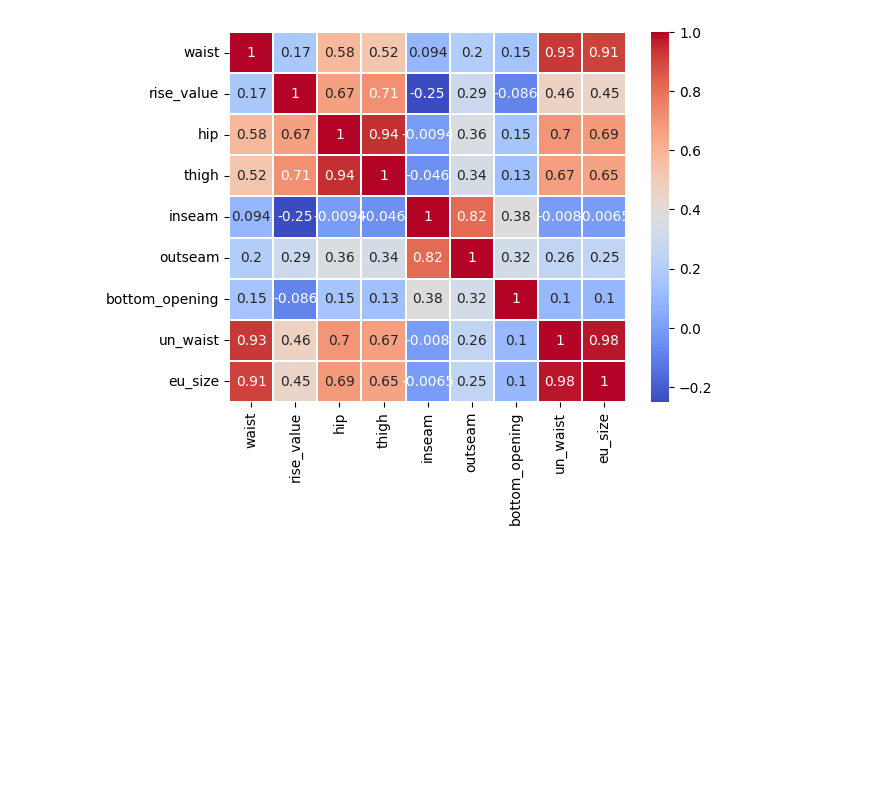
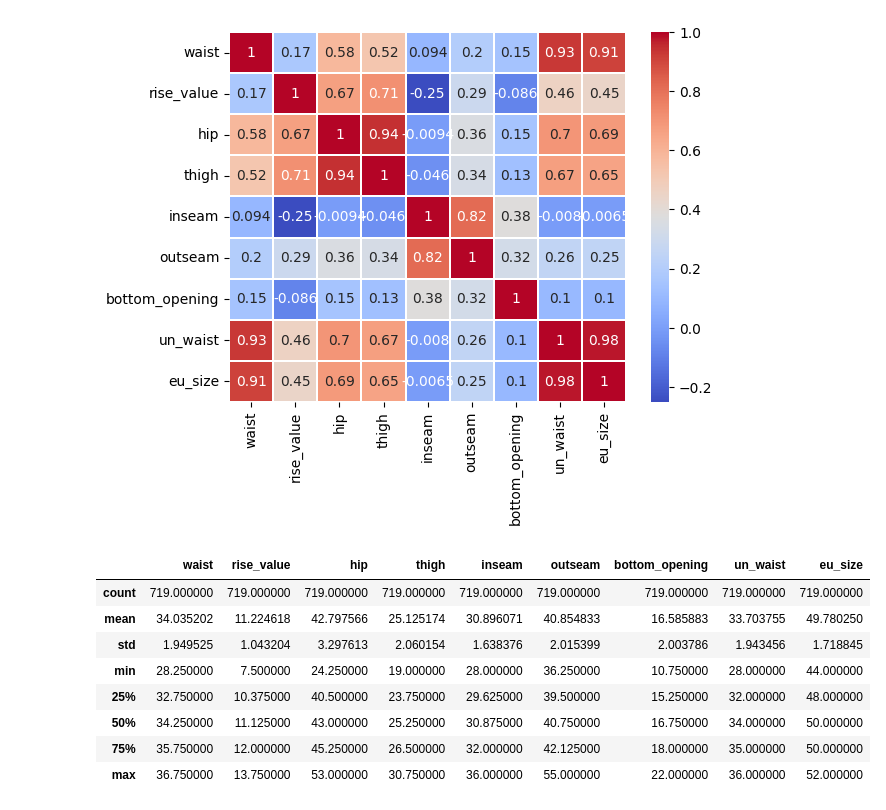
Before and after one commit to Ujju09/notebooks, a Jupyter notebook: Jean_Measurement_Analysis.ipynb, the cells around one changed output. Drawn from its saved outputs; the diff is of its cells as text; code cells hidden in the pictures; blank space fills up the shorter version.

```diff
--- a/Jean_Measurement_Analysis.ipynb
+++ b/Jean_Measurement_Analysis.ipynb
@@ -87,3 +87,15 @@ sns.heatmap(data=df_female.corr(), annot=True, cmap='coolwarm', linewidths=0.2)
 # %% [output]
 <Axes: >
 [figure]
+# %%
+df_male.describe()
+# %% [output]
+|  | waist | rise_value | hip | thigh | inseam | outseam | bottom_opening | un_waist | eu_size |
+| count | 719.000000 | 719.000000 | 719.000000 | 719.000000 | 719.000000 | 719.000000 | 719.000000 | 719.000000 | 719.000000 |
+| mean | 34.035202 | 11.224618 | 42.797566 | 25.125174 | 30.896071 | 40.854833 | 16.585883 | 33.703755 | 49.780250 |
+| std | 1.949525 | 1.043204 | 3.297613 | 2.060154 | 1.638376 | 2.015399 | 2.003786 | 1.943456 | 1.718845 |
+| min | 28.250000 | 7.500000 | 24.250000 | 19.000000 | 28.000000 | 36.250000 | 10.750000 | 28.000000 | 44.000000 |
+| 25% | 32.750000 | 10.375000 | 40.500000 | 23.750000 | 29.625000 | 39.500000 | 15.250000 | 32.000000 | 48.000000 |
+| 50% | 34.250000 | 11.125000 | 43.000000 | 25.250000 | 30.875000 | 40.750000 | 16.750000 | 34.000000 | 50.000000 |
+| 75% | 35.750000 | 12.000000 | 45.250000 | 26.500000 | 32.000000 | 42.125000 | 18.000000 | 35.000000 | 50.000000 |
+| max | 36.750000 | 13.750000 | 53.000000 | 30.750000 | 36.000000 | 55.000000 | 22.000000 | 36.000000 | 52.000000 |
```
Also changed, not shown: parts of 4 cells of this notebook.
